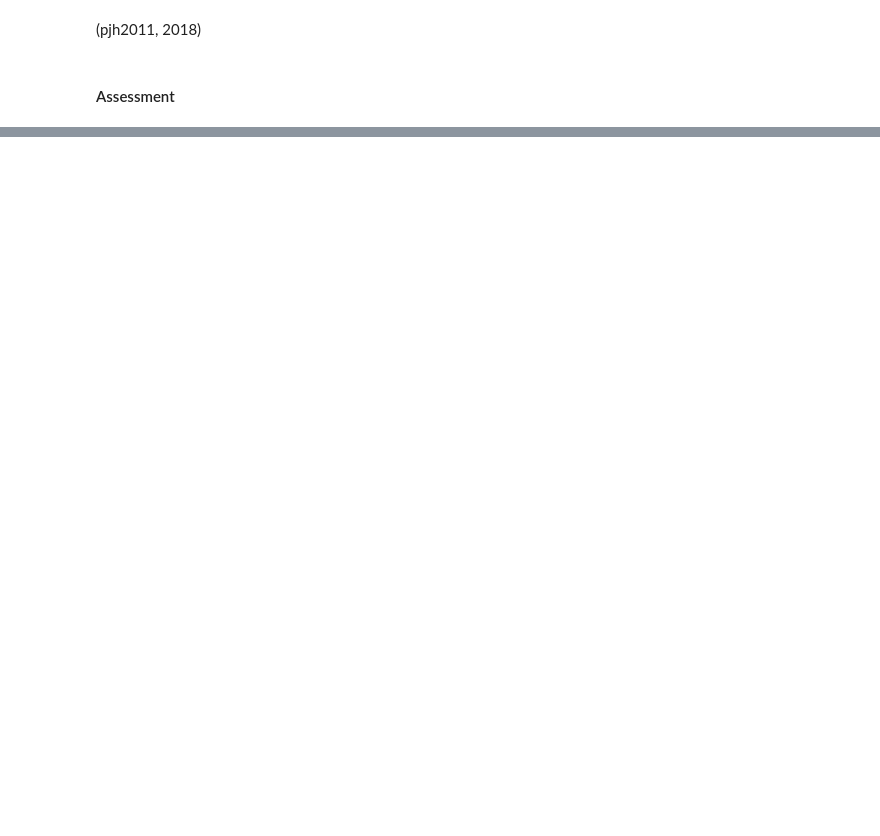
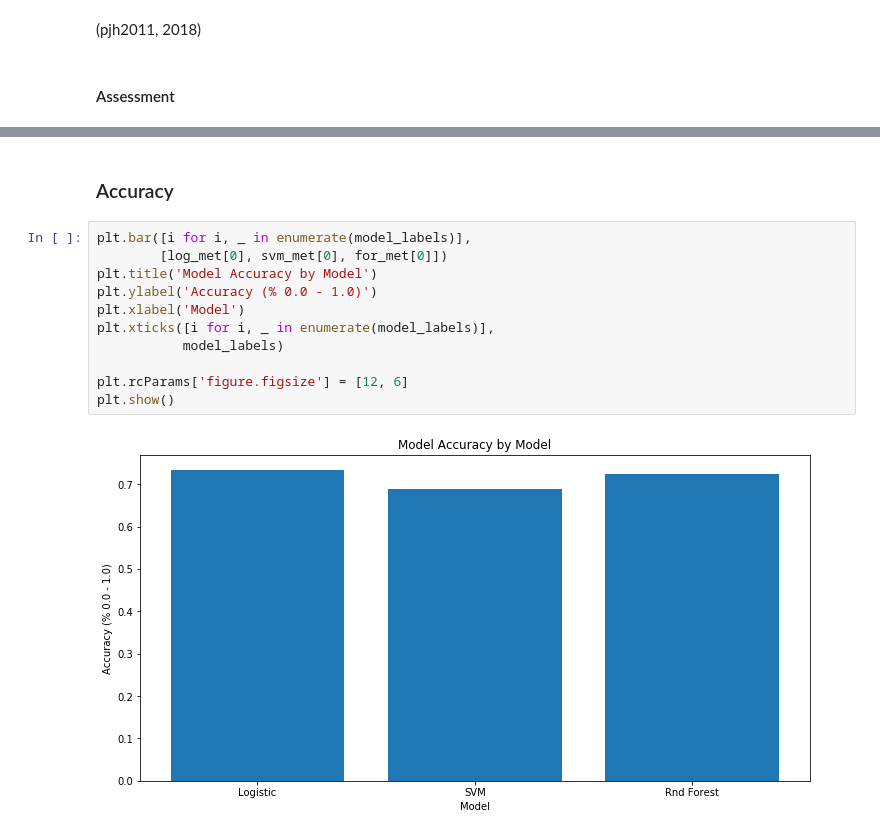
Before and after one commit to Castdeath97/skin-pigment-analysis, a Jupyter notebook: notebooks/modelling-evaluation.ipynb, the cells around one changed output, grey strips where cells are left out. Cells and saved outputs as stored; diff of their text form; blank space fills up the shorter version.

```diff
--- a/notebooks/modelling-evaluation.ipynb
+++ b/notebooks/modelling-evaluation.ipynb
@@ -353,0 +466,15 @@ print('Random Forest prediction time: ', for_pred_end - for_pred_start)
+# %% [markdown]
+### Accuracy
+# %%
+plt.bar([i for i, _ in enumerate(model_labels)],
+        [log_met[0], svm_met[0], for_met[0]])
+plt.title('Model Accuracy by Model')
+plt.ylabel('Accuracy (% 0.0 - 1.0)')
+plt.xlabel('Model')
+plt.xticks([i for i, _ in enumerate(model_labels)],
+           model_labels)
+
+plt.rcParams['figure.figsize'] = [12, 6]
+plt.show()
+# %% [output]
+[figure, added]
```
Also changed, not shown: parts of 19 cells of this notebook.
